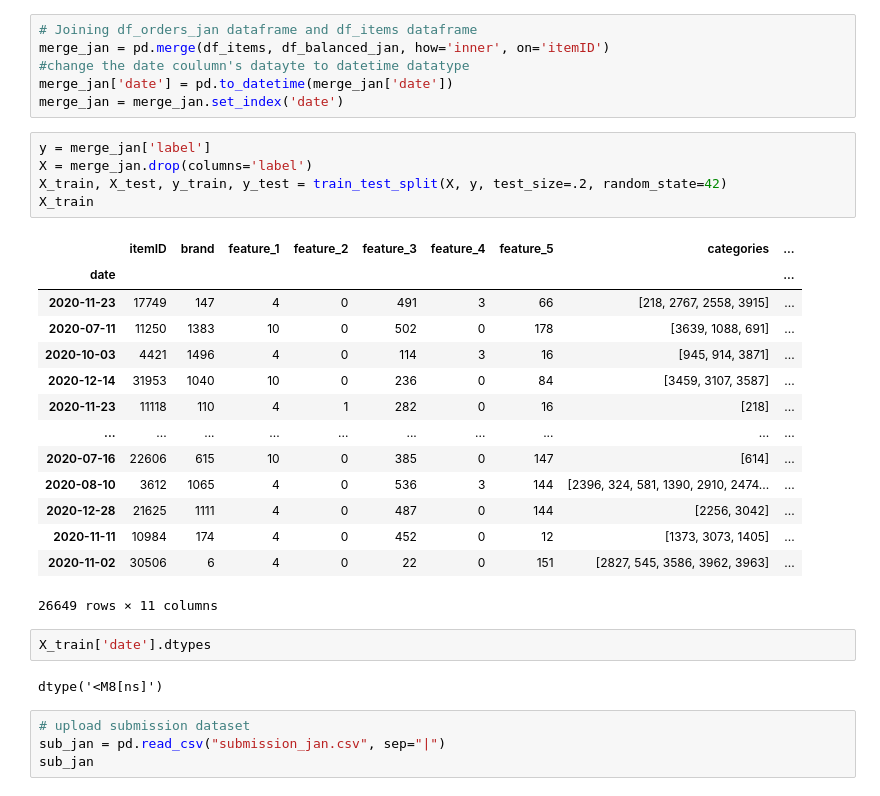
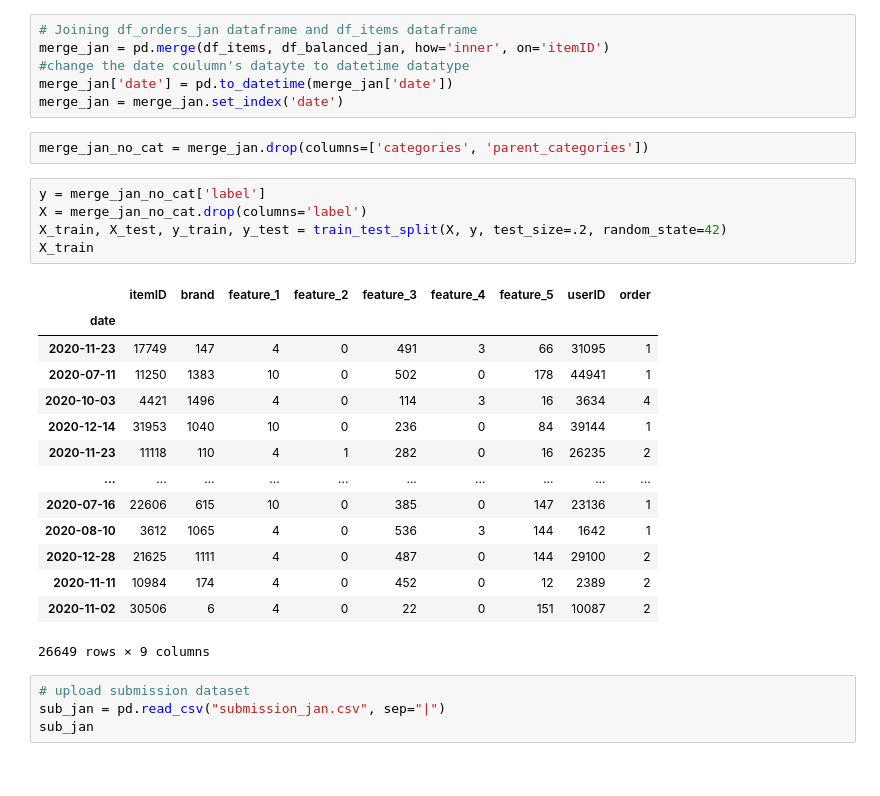
Before and after one commit to zhong3401/Data-Mining2, a Jupyter notebook: model_yuan.ipynb, the cells around one changed output. Drawn from its saved outputs; the diff is of its cells as text.

```diff
--- a/model_yuan.ipynb
+++ b/model_yuan.ipynb
@@ -136,30 +136,28 @@ merge_jan = pd.merge(df_items, df_balanced_jan, how='inner', on='itemID')
 #change the date coulumn's datayte to datetime datatype
 merge_jan['date'] = pd.to_datetime(merge_jan['date'])
 merge_jan = merge_jan.set_index('date')
+# %%
+merge_jan_no_cat = merge_jan.drop(columns=['categories', 'parent_categories'])
 # %%
-y = merge_jan['label']
-X = merge_jan.drop(columns='label')
+y = merge_jan_no_cat['label']
+X = merge_jan_no_cat.drop(columns='label')
 X_train, X_test, y_train, y_test = train_test_split(X, y, test_size=.2, random_state=42)
 X_train
 # %% [output]
-|  | itemID | brand | feature_1 | feature_2 | feature_3 | feature_4 | feature_5 | categories | ... |
-| date |  |  |  |  |  |  |  |  | ... |
-| 2020-11-23 | 17749 | 147 | 4 | 0 | 491 | 3 | 66 | [218, 2767, 2558, 3915] | ... |
-| 2020-07-11 | 11250 | 1383 | 10 | 0 | 502 | 0 | 178 | [3639, 1088, 691] | ... |
-| 2020-10-03 | 4421 | 1496 | 4 | 0 | 114 | 3 | 16 | [945, 914, 3871] | ... |
-| 2020-12-14 | 31953 | 1040 | 10 | 0 | 236 | 0 | 84 | [3459, 3107, 3587] | ... |
-| 2020-11-23 | 11118 | 110 | 4 | 1 | 282 | 0 | 16 | [218] | ... |
+|  | itemID | brand | feature_1 | feature_2 | feature_3 | feature_4 | feature_5 | userID | order |
+| date |  |  |  |  |  |  |  |  |  |
+| 2020-11-23 | 17749 | 147 | 4 | 0 | 491 | 3 | 66 | 31095 | 1 |
+| 2020-07-11 | 11250 | 1383 | 10 | 0 | 502 | 0 | 178 | 44941 | 1 |
+| 2020-10-03 | 4421 | 1496 | 4 | 0 | 114 | 3 | 16 | 3634 | 4 |
+| 2020-12-14 | 31953 | 1040 | 10 | 0 | 236 | 0 | 84 | 39144 | 1 |
+| 2020-11-23 | 11118 | 110 | 4 | 1 | 282 | 0 | 16 | 26235 | 2 |
 | ... | ... | ... | ... | ... | ... | ... | ... | ... | ... |
-| 2020-07-16 | 22606 | 615 | 10 | 0 | 385 | 0 | 147 | [614] | ... |
-| 2020-08-10 | 3612 | 1065 | 4 | 0 | 536 | 3 | 144 | [2396, 324, 581, 1390, 2910, 2474... | ... |
-| 2020-12-28 | 21625 | 1111 | 4 | 0 | 487 | 0 | 144 | [2256, 3042] | ... |
-| 2020-11-11 | 10984 | 174 | 4 | 0 | 452 | 0 | 12 | [1373, 3073, 1405] | ... |
-| 2020-11-02 | 30506 | 6 | 4 | 0 | 22 | 0 | 151 | [2827, 545, 3586, 3962, 3963] | ... |
+| 2020-07-16 | 22606 | 615 | 10 | 0 | 385 | 0 | 147 | 23136 | 1 |
+| 2020-08-10 | 3612 | 1065 | 4 | 0 | 536 | 3 | 144 | 1642 | 1 |
+| 2020-12-28 | 21625 | 1111 | 4 | 0 | 487 | 0 | 144 | 29100 | 2 |
+| 2020-11-11 | 10984 | 174 | 4 | 0 | 452 | 0 | 12 | 2389 | 2 |
+| 2020-11-02 | 30506 | 6 | 4 | 0 | 22 | 0 | 151 | 10087 | 2 |
-26649 rows × 11 columns
+26649 rows × 9 columns
-# %%
-X_train['date'].dtypes
-# %% [output]
-dtype('<M8[ns]')
 # %%
 # upload submission dataset
 sub_jan = pd.read_csv("submission_jan.csv", sep="|")
```
Also changed, not shown: parts of 7 cells of this notebook, 3 other files.
